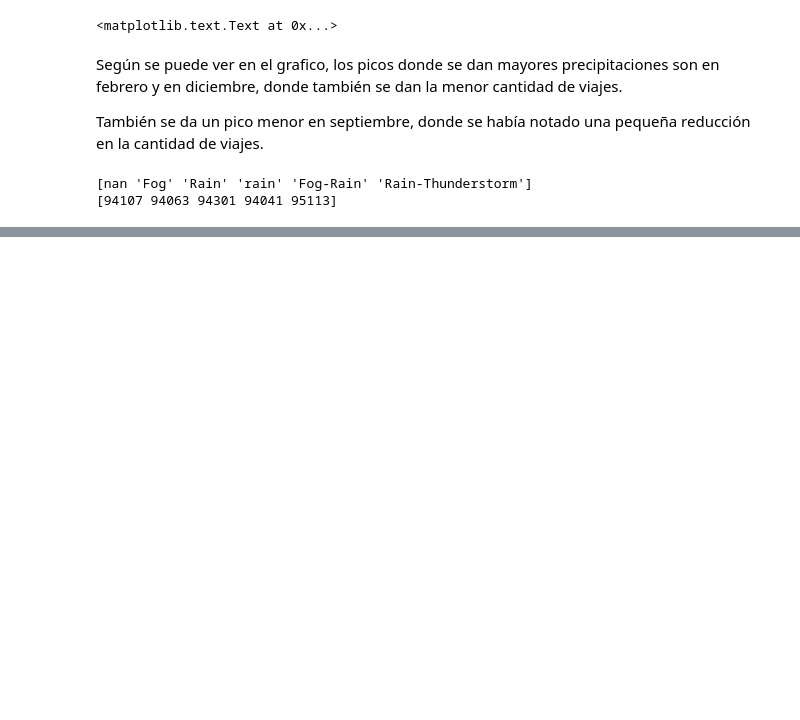
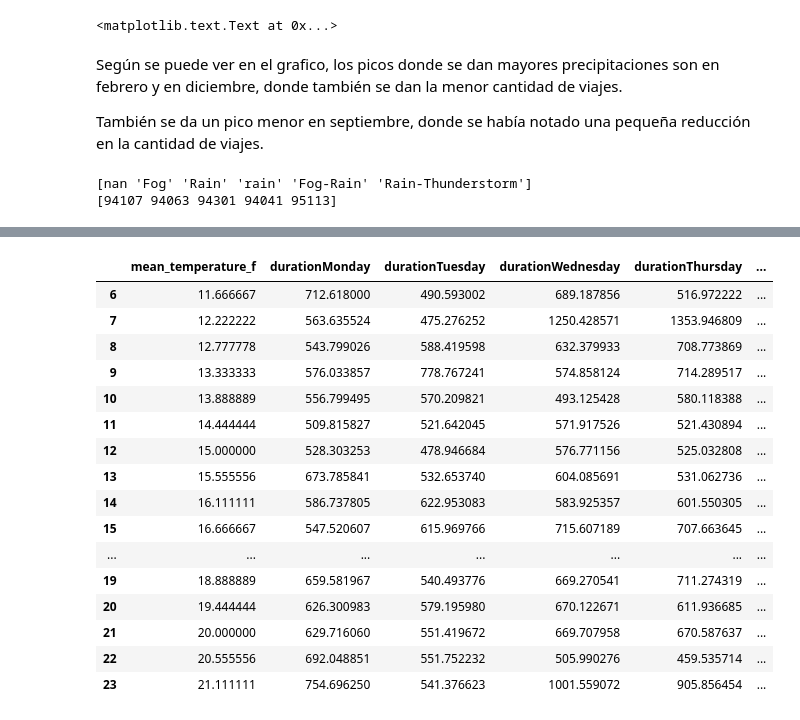
Before and after one commit to Gnahue/sanFranciscoBiclas, a Jupyter notebook: Analisis Exploratorio/Clima.ipynb, the cells around one changed output, grey strips where cells are left out. Drawn from its saved outputs; the diff is of its cells as text; code cells hidden in the pictures; blank space fills up the shorter version.

```diff
--- a/Analisis Exploratorio/Clima.ipynb
+++ b/Analisis Exploratorio/Clima.ipynb
@@ -134,0 +259,9 @@ print df.zip_code.unique()
+# %%
+dfPlot = dfMergedGroupedMean[(dfMergedGroupedMean.mean_temperature_f >= 11.66666) & (dfMergedGroupedMean.mean_temperature_f <= 21.2)]
+#plot(x='mean_temperature_f',y='duration')
+
+
+dfPlot.plot(x='mean_temperature_f')
+#plt.figure()
+#with pd.plot_params.use('x_compat', True):
+ #   dfPlot.duration.plot(color='r')
@@ -134,0 +272,20 @@ print df.zip_code.unique()
+# %%
+dfPlot
+# %% [output]
+|  | mean_temperature_f | durationMonday | durationTuesday | durationWednesday | durationThursday | ... |
+| 6 | 11.666667 | 712.618000 | 490.593002 | 689.187856 | 516.972222 | ... |
+| 7 | 12.222222 | 563.635524 | 475.276252 | 1250.428571 | 1353.946809 | ... |
+| 8 | 12.777778 | 543.799026 | 588.419598 | 632.379933 | 708.773869 | ... |
+| 9 | 13.333333 | 576.033857 | 778.767241 | 574.858124 | 714.289517 | ... |
+| 10 | 13.888889 | 556.799495 | 570.209821 | 493.125428 | 580.118388 | ... |
+| 11 | 14.444444 | 509.815827 | 521.642045 | 571.917526 | 521.430894 | ... |
+| 12 | 15.000000 | 528.303253 | 478.946684 | 576.771156 | 525.032808 | ... |
+| 13 | 15.555556 | 673.785841 | 532.653740 | 604.085691 | 531.062736 | ... |
+| 14 | 16.111111 | 586.737805 | 622.953083 | 583.925357 | 601.550305 | ... |
+| 15 | 16.666667 | 547.520607 | 615.969766 | 715.607189 | 707.663645 | ... |
+| ... | ... | ... | ... | ... | ... | ... |
+| 19 | 18.888889 | 659.581967 | 540.493776 | 669.270541 | 711.274319 | ... |
+| 20 | 19.444444 | 626.300983 | 579.195980 | 670.122671 | 611.936685 | ... |
+| 21 | 20.000000 | 629.716060 | 551.419672 | 669.707958 | 670.587637 | ... |
+| 22 | 20.555556 | 692.048851 | 551.752232 | 505.990276 | 459.535714 | ... |
+| 23 | 21.111111 | 754.696250 | 541.376623 | 1001.559072 | 905.856454 | ... |
```
Also changed, not shown: parts of 9 cells of this notebook.
